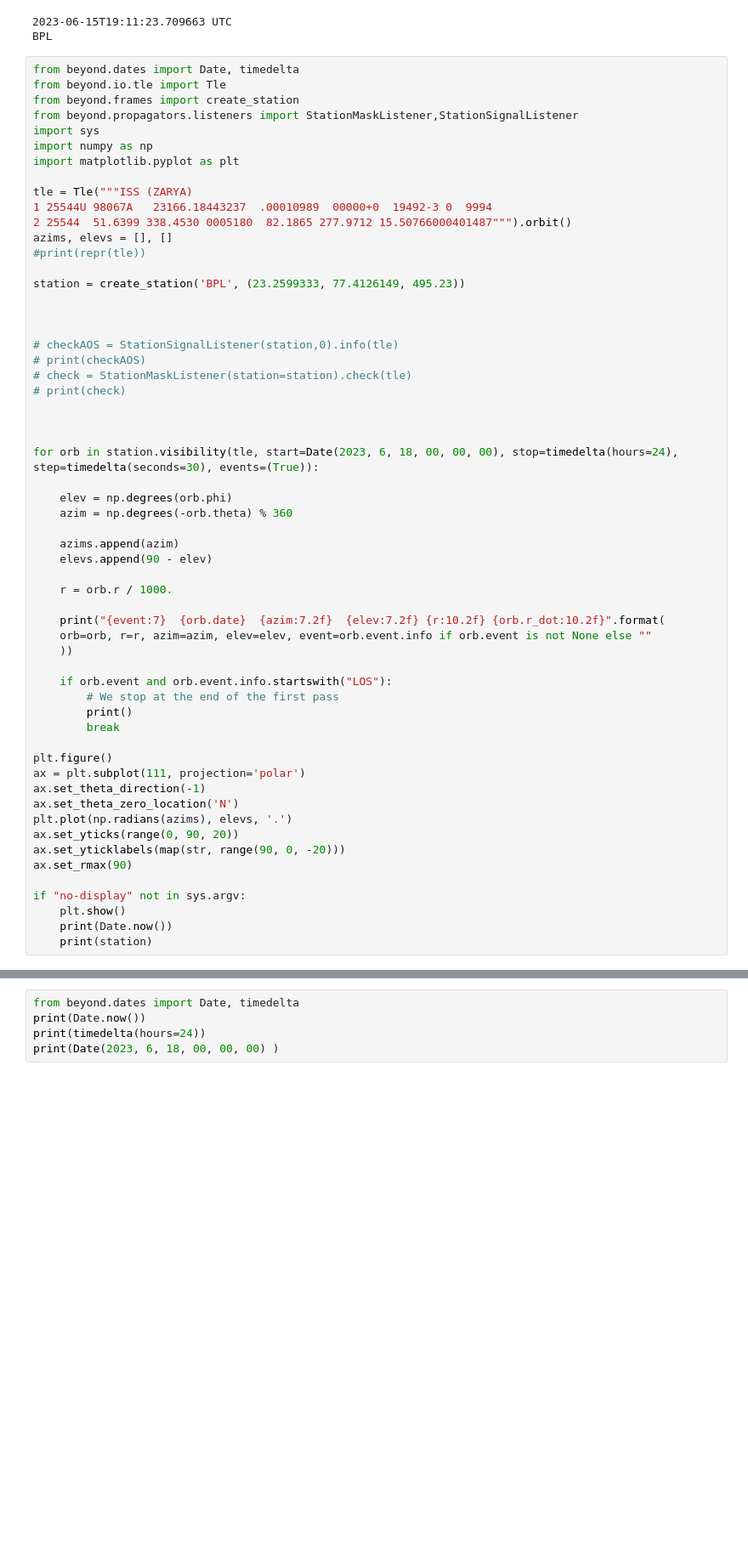
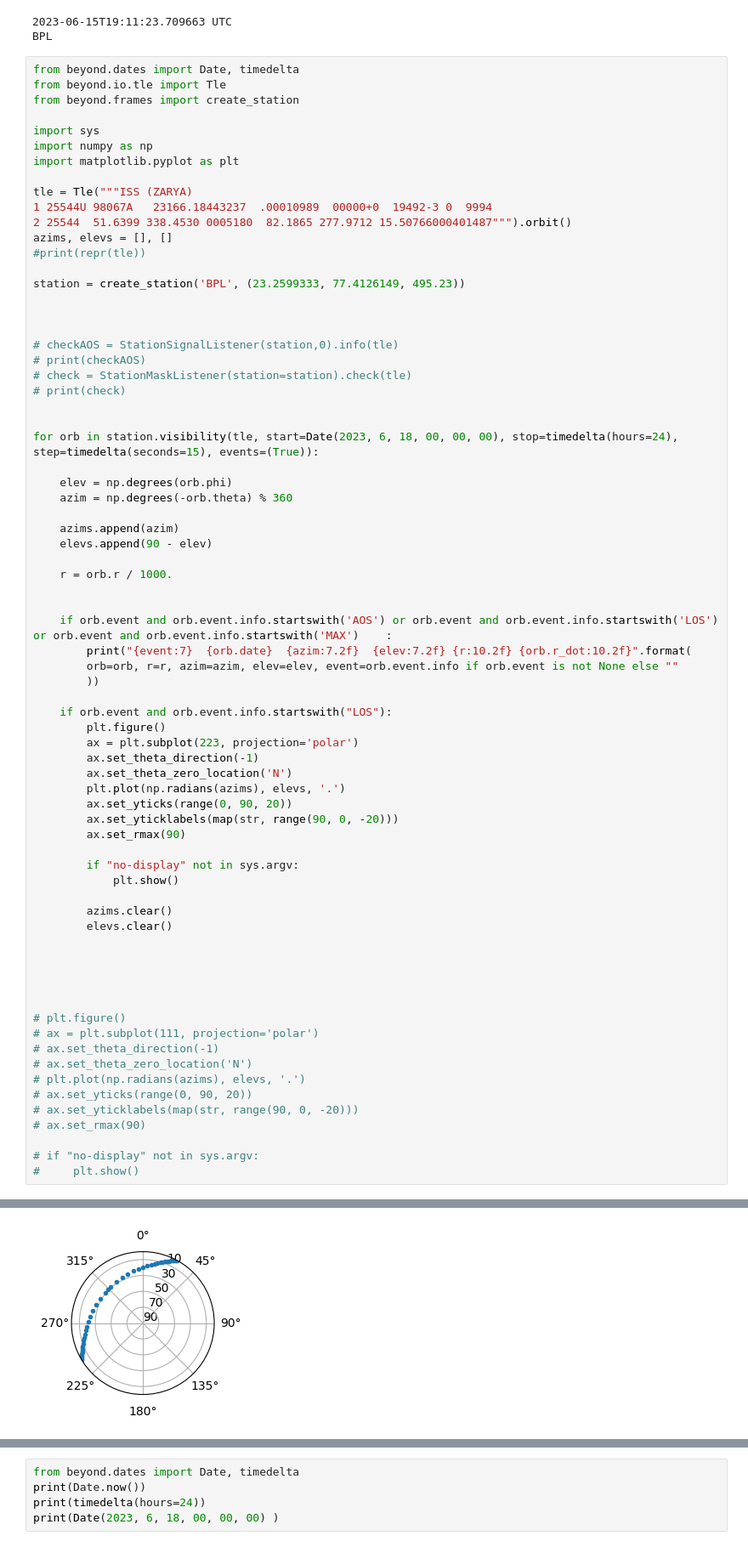
Before and after one commit to manushyaaa/IoTRACK, a Jupyter notebook: predict.ipynb, the cells around one changed output, grey strips where cells are left out. Shown at 85% size. Saved outputs shown, nothing was run; the diff lists cells and outputs as text; blank space fills up the shorter version.

```diff
--- a/predict.ipynb
+++ b/predict.ipynb
@@ -81,7 +81,7 @@ BPL
 from beyond.dates import Date, timedelta
 from beyond.io.tle import Tle
 from beyond.frames import create_station
-from beyond.propagators.listeners import StationMaskListener,StationSignalListener
+
 import sys
 import numpy as np
 import matplotlib.pyplot as plt
@@ -102,8 +102,7 @@ station = create_station('BPL', (23.2599333, 77.4126149, 495.23))
 # print(check)
 
 
-
-for orb in station.visibility(tle, start=Date(2023, 6, 18, 00, 00, 00), stop=timedelta(hours=24), step=timedelta(seconds=30), events=(True)):
+for orb in station.visibility(tle, start=Date(2023, 6, 18, 00, 00, 00), stop=timedelta(hours=24), step=timedelta(seconds=15), events=(True)):
 
     elev = np.degrees(orb.phi)
     azim = np.degrees(-orb.theta) % 360
@@ -113,28 +112,43 @@ for orb in station.visibility(tle, start=Date(2023, 6, 18, 00, 00, 00), stop=tim
 
     r = orb.r / 1000.
 
-    print("{event:7}  {orb.date}  {azim:7.2f}  {elev:7.2f} {r:10.2f} {orb.r_dot:10.2f}".format(
-    orb=orb, r=r, azim=azim, elev=elev, event=orb.event.info if orb.event is not None else ""
-    ))
+
+    if orb.event and orb.event.info.startswith('AOS') or orb.event and orb.event.info.startswith('LOS') or orb.event and orb.event.info.startswith('MAX')    :
+        print("{event:7}  {orb.date}  {azim:7.2f}  {elev:7.2f} {r:10.2f} {orb.r_dot:10.2f}".format(
+        orb=orb, r=r, azim=azim, elev=elev, event=orb.event.info if orb.event is not None else ""
+        ))
 
     if orb.event and orb.event.info.startswith("LOS"):
-        # We stop at the end of the first pass
-        print()
-        break
+        plt.figure()
+        ax = plt.subplot(223, projection='polar')
+        ax.set_theta_direction(-1)
+        ax.set_theta_zero_location('N')
+        plt.plot(np.radians(azims), elevs, '.')
+        ax.set_yticks(range(0, 90, 20))
+        ax.set_yticklabels(map(str, range(90, 0, -20)))
+        ax.set_rmax(90)
 
-plt.figure()
-ax = plt.subplot(111, projection='polar')
-ax.set_theta_direction(-1)
-ax.set_theta_zero_location('N')
-plt.plot(np.radians(azims), elevs, '.')
-ax.set_yticks(range(0, 90, 20))
-ax.set_yticklabels(map(str, range(90, 0, -20)))
-ax.set_rmax(90)
+        if "no-display" not in sys.argv:
+            plt.show()
 
-if "no-display" not in sys.argv:
-    plt.show()
-    print(Date.now())
-    print(station)
+        azims.clear()
+        elevs.clear()
+
+
+
+
+
+# plt.figure()
+# ax = plt.subplot(111, projection='polar')
+# ax.set_theta_direction(-1)
+# ax.set_theta_zero_location('N')
+# plt.plot(np.radians(azims), elevs, '.')
+# ax.set_yticks(range(0, 90, 20))
+# ax.set_yticklabels(map(str, range(90, 0, -20)))
+# ax.set_rmax(90)
+
+# if "no-display" not in sys.argv:
+#     plt.show()
 # %% [output]
 A frame with the name 'BPL' is already registered. Overriding
 AOS      2023-06-18T00:32:27.636087 UTC   239.12     0.00    2330.67   -6606.63
@@ -156,0 +157 @@ LOS      2023-06-18T23:53:50.765089 UTC    37.41    -0.00    2333.44    6891.23
+[figure, added]
```
Also changed, not shown: parts of 3 cells of this notebook, 2 other files.
